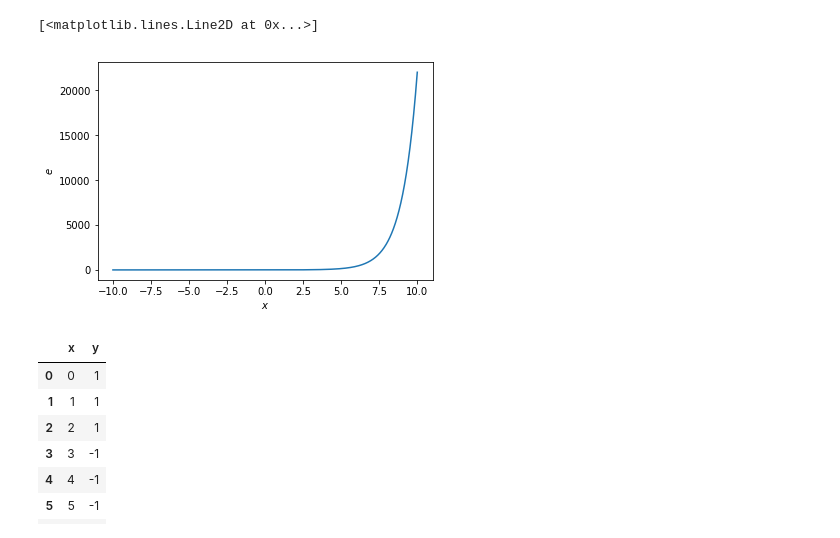
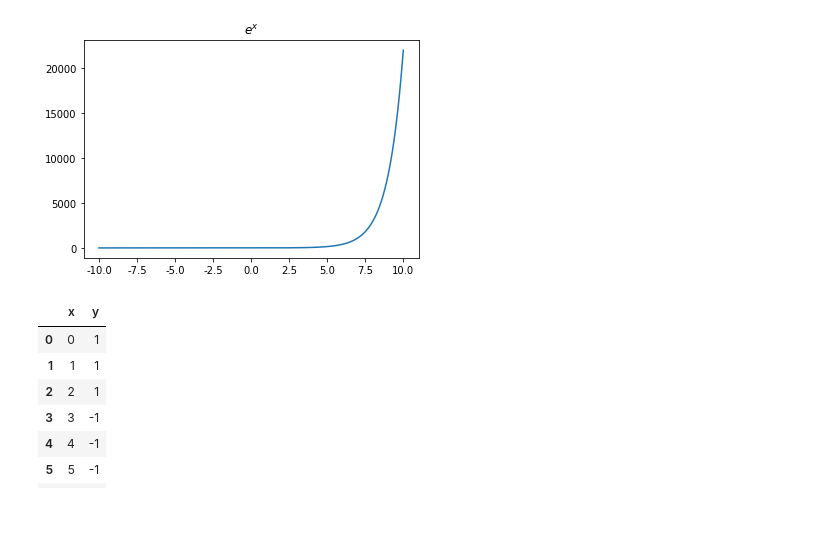
Before and after one commit to szlevinli/studyAI, a Jupyter notebook: notebook/AdaBoost.ipynb, the cells around one changed output. Saved outputs shown, nothing was run; the diff lists cells and outputs as text; code cells hidden in the pictures.

```diff
--- a/notebook/AdaBoost.ipynb
+++ b/notebook/AdaBoost.ipynb
@@ -41,12 +69,12 @@ plt.plot(x, y)
 # %%
 x = np.linspace(-10, 10, 1000)
 y = np.exp(x)
-plt.xlabel('$x$')
-plt.ylabel('$e$')
+plt.title(r'$e^x$')
 plt.plot(x, y)
+plt.show()
+# plt.savefig('../pic/AdaBoost_e.png')
 # %% [output]
-[<matplotlib.lines.Line2D at 0x...>]
-[figure, old version]
+[figure, new version]
 # %%
 # 构建数据集
 df = pd.DataFrame({
```
Also changed, not shown: parts of 3 cells of this notebook, 3 other files.
